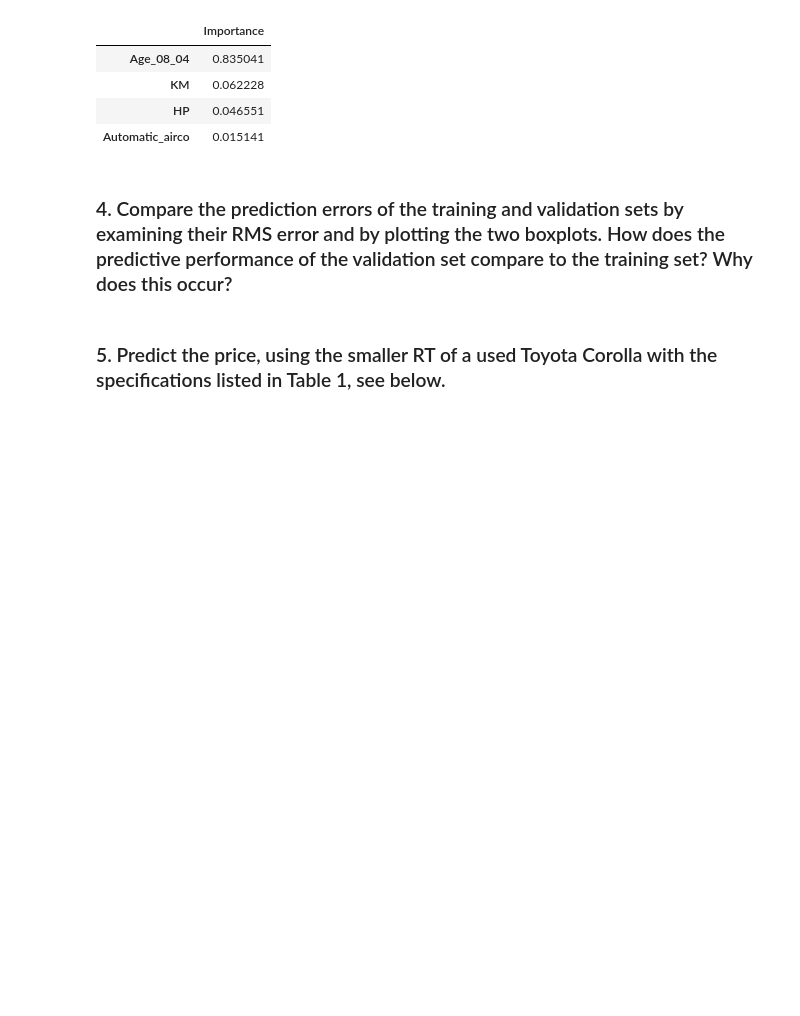
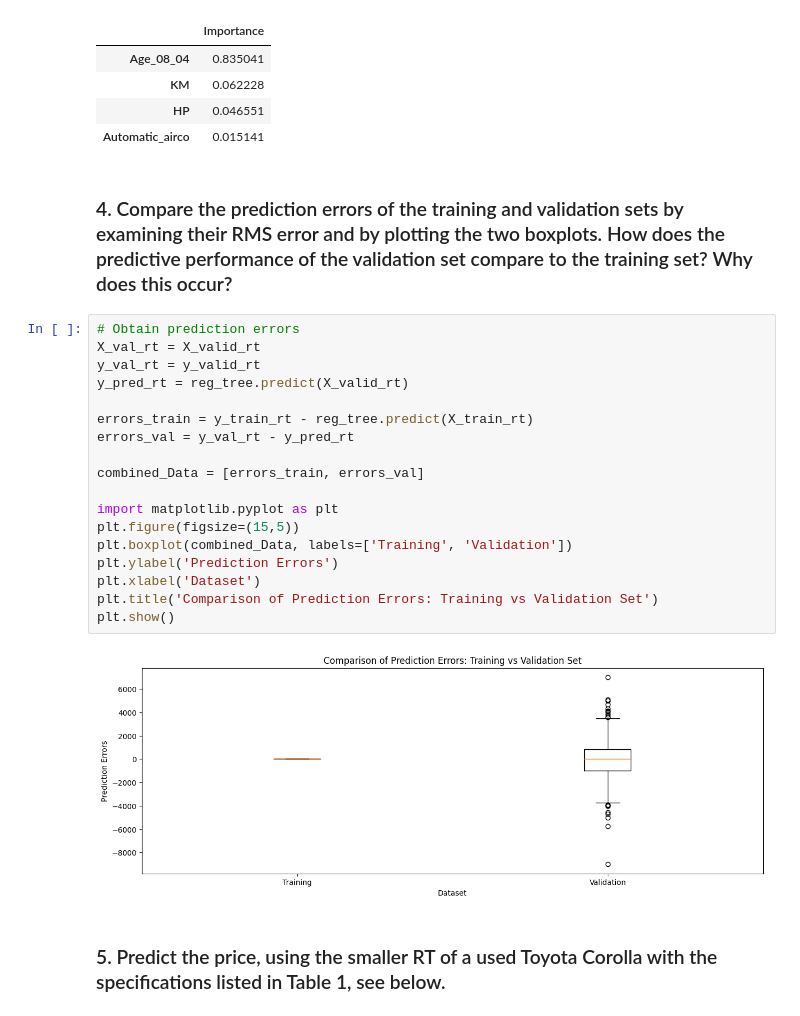
Before and after one commit to beneDesp/GLDM3002, a Jupyter notebook: finalProjectTeam2_MW.ipynb, the cells around one changed output. Drawn from its saved outputs; the diff is of its cells as text; blank space fills up the shorter version.

Commit message:
finish II.4 boxplot

```diff
--- a/finalProjectTeam2_MW.ipynb
+++ b/finalProjectTeam2_MW.ipynb
@@ -366,5 +376,25 @@ impSeries[0:4]
 | Automatic_airco | 0.015141 |
 # %% [markdown]
 ### 4. Compare the prediction errors of the training and validation sets by examining their RMS error and by plotting the two boxplots. How does the predictive performance of the validation set compare to the training set? Why does this occur?
+# %%
+# Obtain prediction errors
+X_val_rt = X_valid_rt
+y_val_rt = y_valid_rt
+y_pred_rt = reg_tree.predict(X_valid_rt)
+
+errors_train = y_train_rt - reg_tree.predict(X_train_rt)
+errors_val = y_val_rt - y_pred_rt
+
+combined_Data = [errors_train, errors_val]
+
+import matplotlib.pyplot as plt
+plt.figure(figsize=(15,5))
+plt.boxplot(combined_Data, labels=['Training', 'Validation'])
+plt.ylabel('Prediction Errors')
+plt.xlabel('Dataset')
+plt.title('Comparison of Prediction Errors: Training vs Validation Set')
+plt.show()
+# %% [output]
+[figure, added]
 # %% [markdown]
 ### 5. Predict the price, using the smaller RT of a used Toyota Corolla with the specifications listed in Table 1, see below.
```
Also changed, not shown: parts of 4 cells of this notebook.
